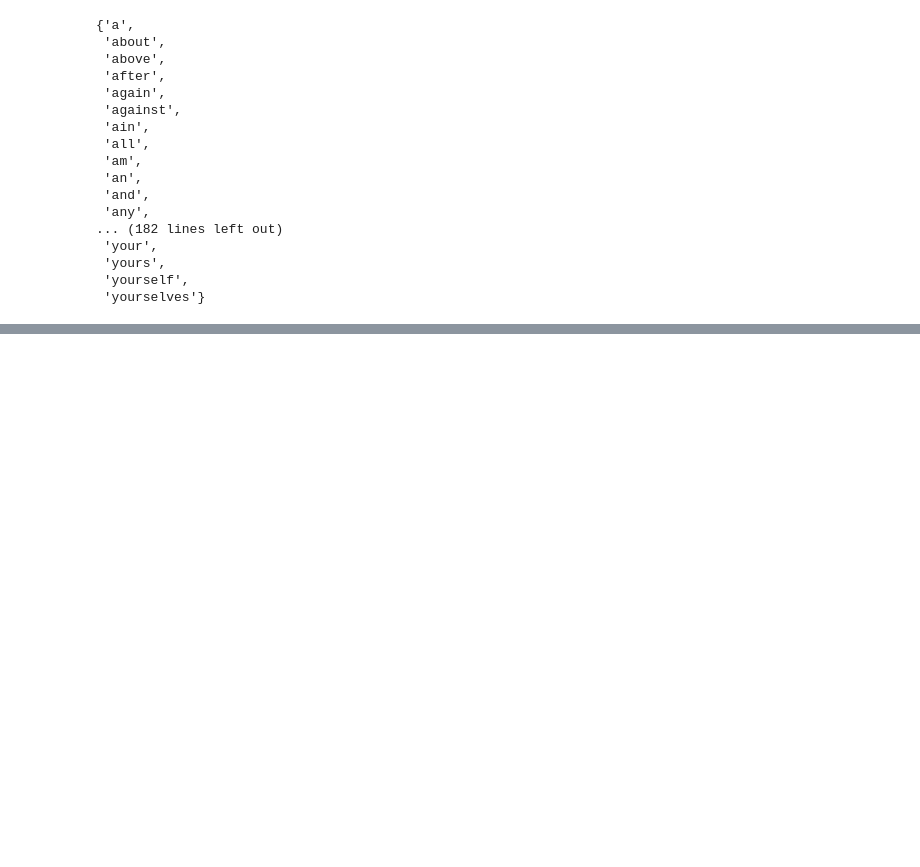
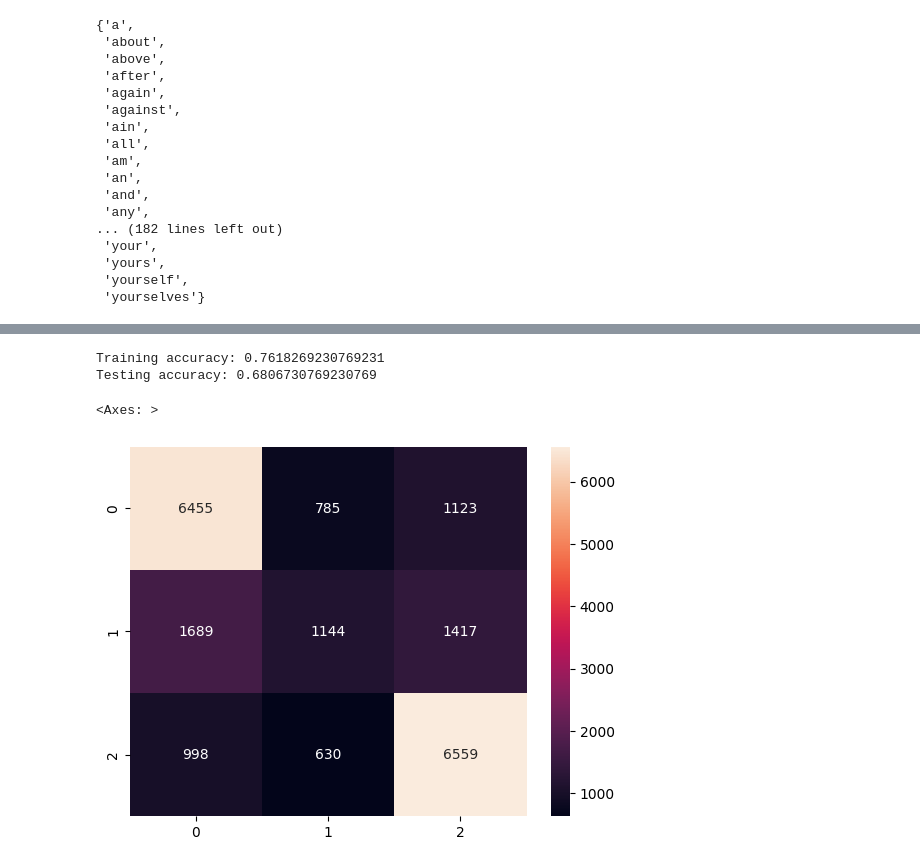
Before and after one commit to mhdnihas/Amazon-Product-Review, a Jupyter notebook: amazon-product-review.ipynb, the cells around one changed output, grey strips where cells are left out. Cells and saved outputs as stored; diff of their text form; code cells hidden in the pictures; blank space fills up the shorter version.

Commit message:
logistic regression implemented

```diff
--- a/amazon-product-review.ipynb
+++ b/amazon-product-review.ipynb
@@ -198,0 +257,3 @@ stemming=PorterStemmer()
+# %%
+X=df2['cleaned_text']
+y=df2['Score']
@@ -198,0 +274,3 @@ stemming=PorterStemmer()
+# %%
+# Split the data set into two part for training and testing
+x_train, x_test, y_train, y_test = train_test_split(X,y,random_state = 42,test_size = 0.20)
@@ -198,0 +280,3 @@ stemming=PorterStemmer()
+# %%
+log_model=LogisticRegression()
+log_model.fit(x_train,y_train)
@@ -198,0 +292,12 @@ stemming=PorterStemmer()
+# %%
+log_pred=log_model.predict(x_test)
+print('Training accuracy:', log_model.score(x_train,y_train))
+print('Testing accuracy:',log_model.score(x_test,y_test))
+# %% [output]
+Training accuracy: 0.7618269230769231
+Testing accuracy: 0.6806730769230769
+# %%
+sns.heatmap(confusion_matrix(y_test,log_pred), annot=True, fmt="d")
+# %% [output]
+<Axes: >
+[figure, added]
```
Also changed, not shown: parts of 23 cells of this notebook.
